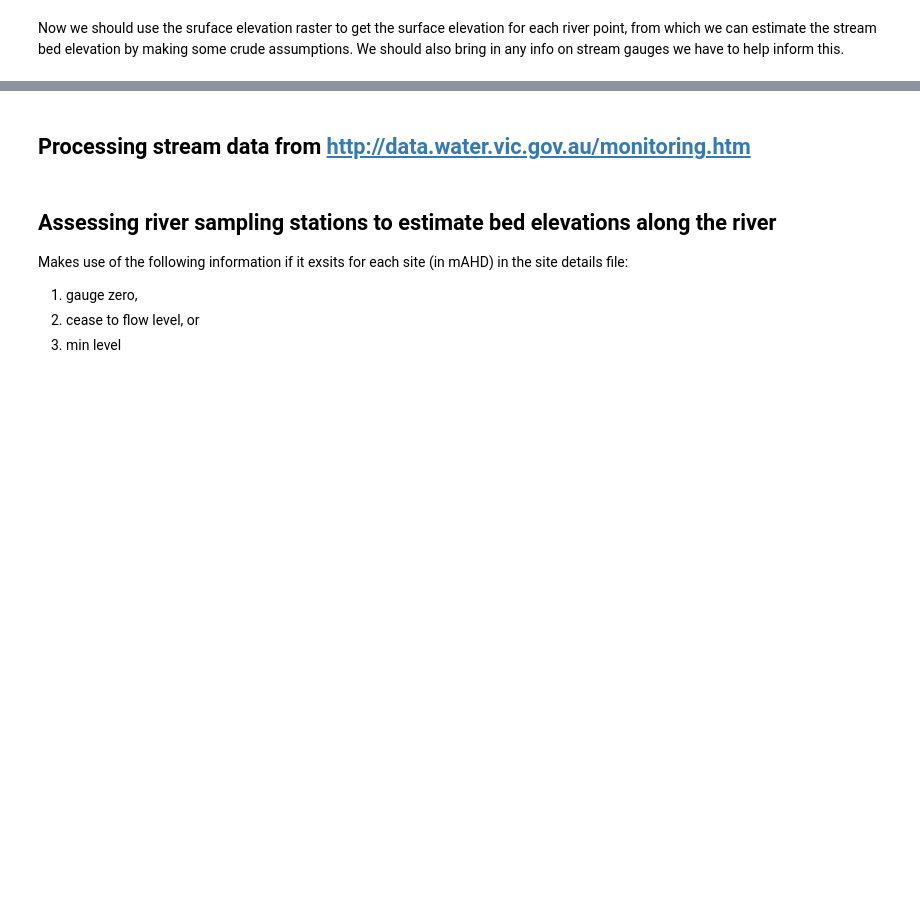
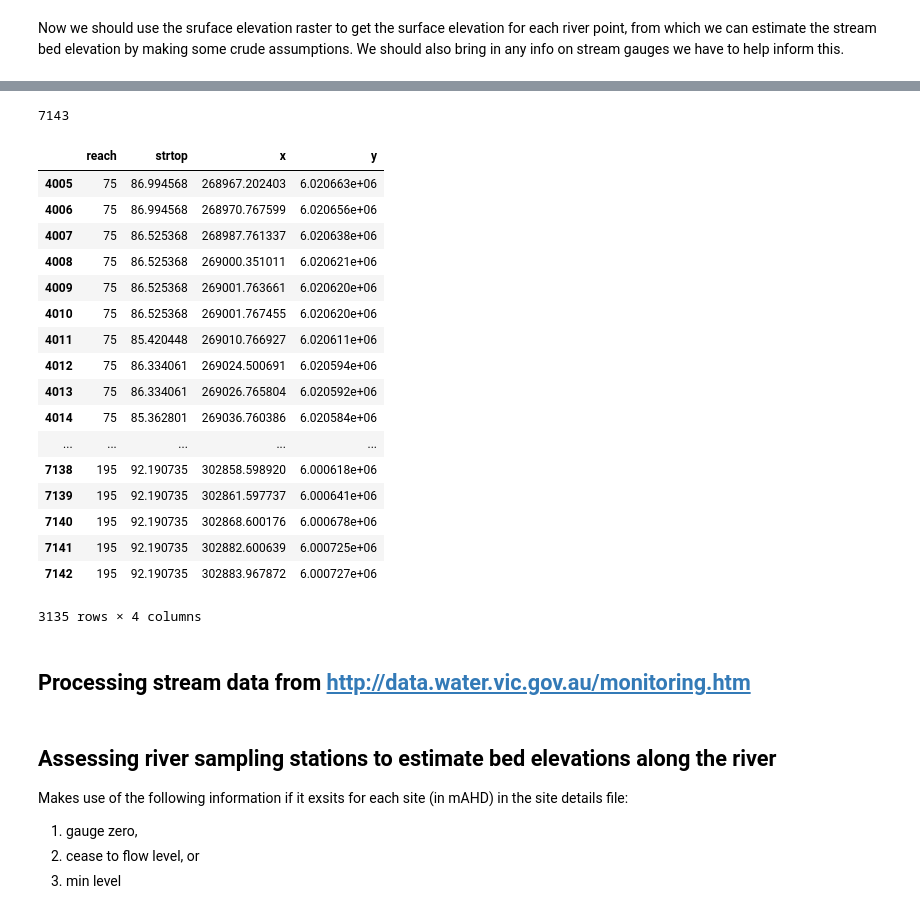
Before and after one commit to daniel-partington/CampaspeModel, a Jupyter notebook: CampaspeModel/build_common/sfr2.ipynb, the cells around one changed output, grey strips where cells are left out. Cells and saved outputs as stored; diff of their text form; code cells hidden in the pictures; blank space fills up the shorter version.

```diff
--- a/CampaspeModel/build_common/sfr2.ipynb
+++ b/CampaspeModel/build_common/sfr2.ipynb
@@ -721,6 +736,10 @@ for index, point in enumerate(points_array):
 sr_array = surface_raster_data['array']
 # %%
 riv_elevations = [sr_array[x[0]][x[1]] for x in point2surf_raster_map]
+# %%
+len(riv_elevations)
+# %% [output]
+7143
 # %%
 riv_reach = []
 reach = 0
@@ -741,0 +763,22 @@ river_df = pd.DataFrame({'reach':riv_reach, 'strtop':riv_elevations})
+# %%
+river_df_pos = river_df[river_df['strtop'] > -100]
+river_df_pos
+# %% [output]
+|  | reach | strtop | x | y |
+| 4005 | 75 | 86.994568 | 268967.202403 | 6.020663e+06 |
+| 4006 | 75 | 86.994568 | 268970.767599 | 6.020656e+06 |
+| 4007 | 75 | 86.525368 | 268987.761337 | 6.020638e+06 |
+| 4008 | 75 | 86.525368 | 269000.351011 | 6.020621e+06 |
+| 4009 | 75 | 86.525368 | 269001.763661 | 6.020620e+06 |
+| 4010 | 75 | 86.525368 | 269001.767455 | 6.020620e+06 |
+| 4011 | 75 | 85.420448 | 269010.766927 | 6.020611e+06 |
+| 4012 | 75 | 86.334061 | 269024.500691 | 6.020594e+06 |
+| 4013 | 75 | 86.334061 | 269026.765804 | 6.020592e+06 |
+| 4014 | 75 | 85.362801 | 269036.760386 | 6.020584e+06 |
+| ... | ... | ... | ... | ... |
+| 7138 | 195 | 92.190735 | 302858.598920 | 6.000618e+06 |
+| 7139 | 195 | 92.190735 | 302861.597737 | 6.000641e+06 |
+| 7140 | 195 | 92.190735 | 302868.600176 | 6.000678e+06 |
+| 7141 | 195 | 92.190735 | 302882.600639 | 6.000725e+06 |
+| 7142 | 195 | 92.190735 | 302883.967872 | 6.000727e+06 |
+3135 rows × 4 columns
```
Also changed, not shown: parts of 25 cells of this notebook, 1 other file.
